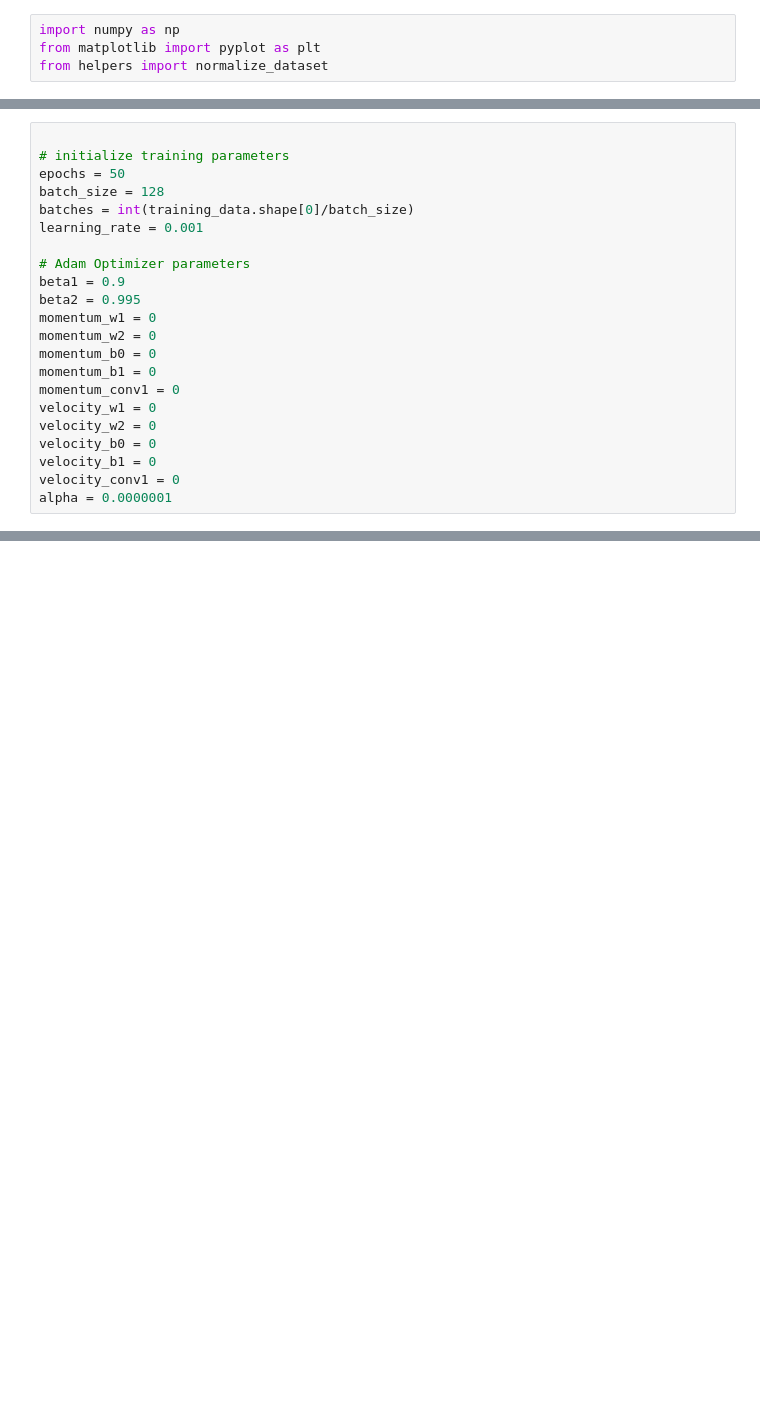
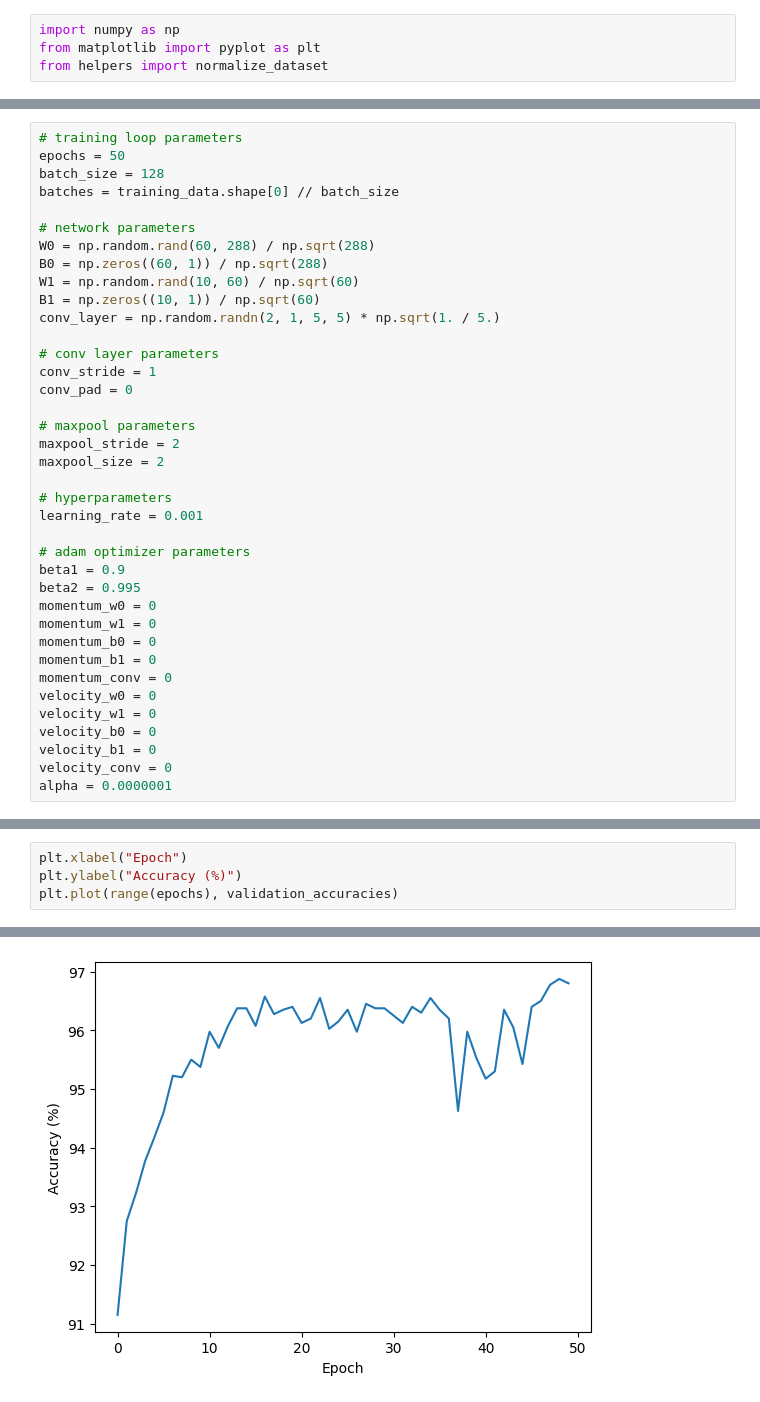
Before and after one commit to JohnSiegel/handwritten-digit-recognition, a Jupyter notebook: cnn.ipynb, the cells around one changed output, grey strips where cells are left out. Saved outputs shown, nothing was run; the diff lists cells and outputs as text; blank space fills up the shorter version.

```diff
--- a/cnn.ipynb
+++ b/cnn.ipynb
@@ -246,22 +256,38 @@ Correct label: 8
 # %%
-
-# initialize training parameters
+# training loop parameters
 epochs = 50
 batch_size = 128
-batches = int(training_data.shape[0]/batch_size)
+batches = training_data.shape[0] // batch_size
+
+# network parameters
+W0 = np.random.rand(60, 288) / np.sqrt(288)
+B0 = np.zeros((60, 1)) / np.sqrt(288)
+W1 = np.random.rand(10, 60) / np.sqrt(60)
+B1 = np.zeros((10, 1)) / np.sqrt(60)
+conv_layer = np.random.randn(2, 1, 5, 5) * np.sqrt(1. / 5.)
+
+# conv layer parameters
+conv_stride = 1
+conv_pad = 0
+
+# maxpool parameters
+maxpool_stride = 2
+maxpool_size = 2
+
+# hyperparameters
 learning_rate = 0.001
 
-# Adam Optimizer parameters
+# adam optimizer parameters
 beta1 = 0.9
 beta2 = 0.995
+momentum_w0 = 0
 momentum_w1 = 0
-momentum_w2 = 0
 momentum_b0 = 0
 momentum_b1 = 0
-momentum_conv1 = 0
+momentum_conv = 0
+velocity_w0 = 0
 velocity_w1 = 0
-velocity_w2 = 0
 velocity_b0 = 0
 velocity_b1 = 0
-velocity_conv1 = 0
+velocity_conv = 0
 alpha = 0.0000001
@@ -318,0 +407,5 @@ NameError: name 'conv' is not defined
+# %%
+plt.xlabel("Epoch")
+plt.ylabel("Accuracy (%)")
+plt.plot(range(epochs), validation_accuracies)
+# %% [output]
@@ -318,0 +413 @@ NameError: name 'conv' is not defined
+[figure, added]
```
Also changed, not shown: parts of 24 cells of this notebook, 3 other files.
